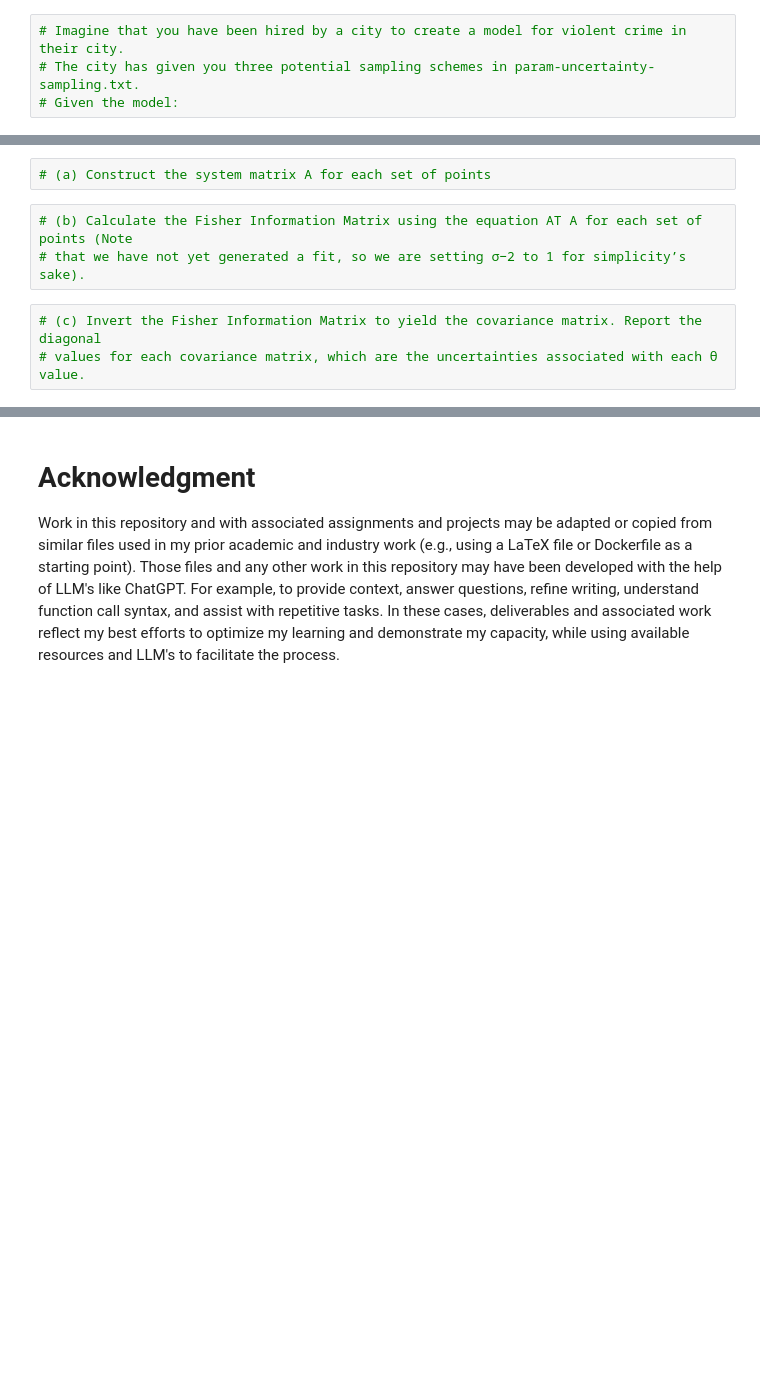
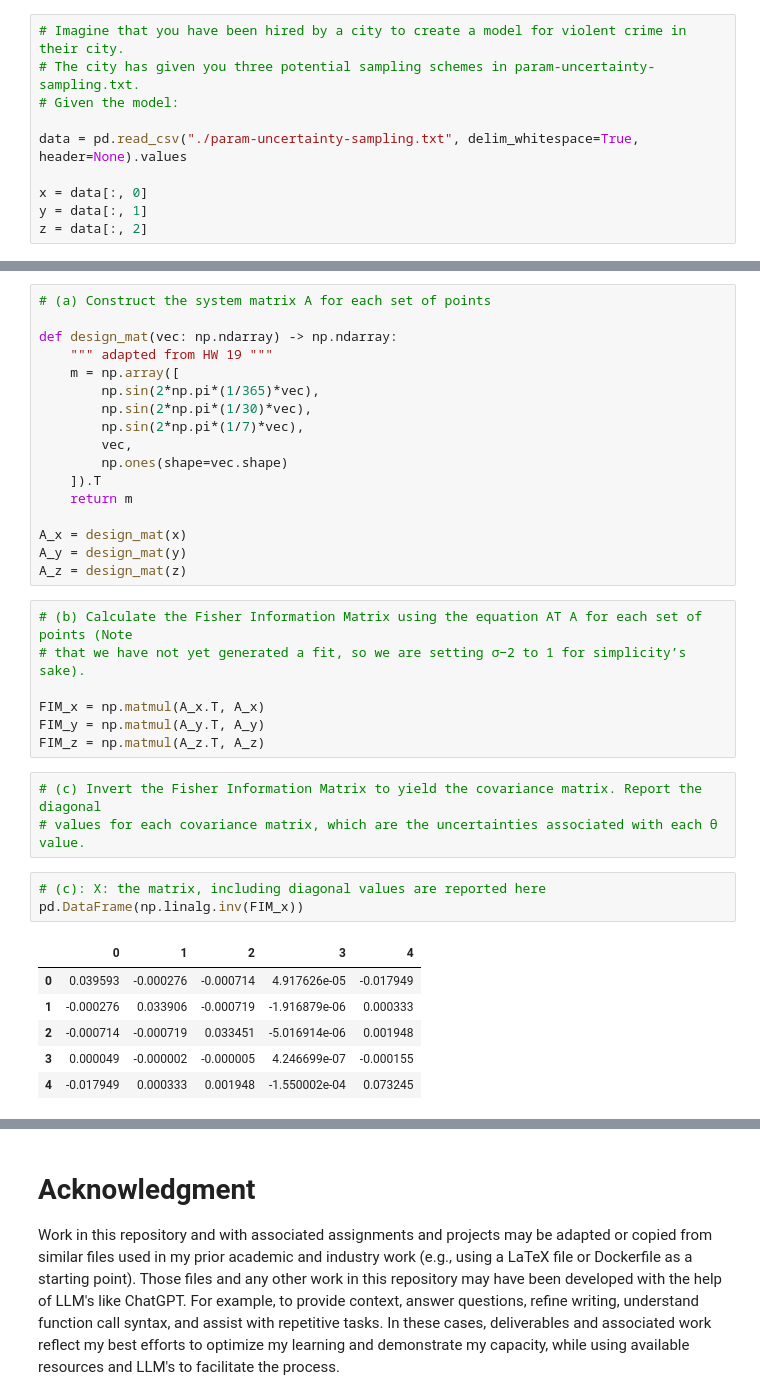
Before and after one commit to jwb-byu/cs-580-misc, a Jupyter notebook: hw/hw24-25/hw24-25.ipynb, the cells around one changed output, grey strips where cells are left out. Saved outputs shown, nothing was run; the diff lists cells and outputs as text; blank space fills up the shorter version.

```diff
--- a/hw/hw24-25/hw24-25.ipynb
+++ b/hw/hw24-25/hw24-25.ipynb
@@ -43,13 +90,48 @@ warnings.filterwarnings("ignore")
 # Imagine that you have been hired by a city to create a model for violent crime in their city.
 # The city has given you three potential sampling schemes in param-uncertainty-sampling.txt.
 # Given the model:
+
+data = pd.read_csv("./param-uncertainty-sampling.txt", delim_whitespace=True, header=None).values
+
+x = data[:, 0]
+y = data[:, 1]
+z = data[:, 2]
 # %% [markdown]
 <img src="model_25.png" alt="formula" width="700">
 # %%
 # (a) Construct the system matrix A for each set of points
+
+def design_mat(vec: np.ndarray) -> np.ndarray:
+    """ adapted from HW 19 """
+    m = np.array([
+        np.sin(2*np.pi*(1/365)*vec),
+        np.sin(2*np.pi*(1/30)*vec),
+        np.sin(2*np.pi*(1/7)*vec),
+        vec,
+        np.ones(shape=vec.shape)
+    ]).T
+    return m
+
+A_x = design_mat(x)
+A_y = design_mat(y)
+A_z = design_mat(z)
 # %%
 # (b) Calculate the Fisher Information Matrix using the equation AT A for each set of points (Note
 # that we have not yet generated a fit, so we are setting σ−2 to 1 for simplicity’s sake).
+
+FIM_x = np.matmul(A_x.T, A_x)
+FIM_y = np.matmul(A_y.T, A_y)
+FIM_z = np.matmul(A_z.T, A_z)
 # %%
 # (c) Invert the Fisher Information Matrix to yield the covariance matrix. Report the diagonal
 # values for each covariance matrix, which are the uncertainties associated with each θ value.
+# %%
+# (c): X: the matrix, including diagonal values are reported here
+pd.DataFrame(np.linalg.inv(FIM_x))
+# %% [output]
+|  | 0 | 1 | 2 | 3 | 4 |
+| 0 | 0.039593 | -0.000276 | -0.000714 | 4.917626e-05 | -0.017949 |
+| 1 | -0.000276 | 0.033906 | -0.000719 | -1.916879e-06 | 0.000333 |
+| 2 | -0.000714 | -0.000719 | 0.033451 | -5.016914e-06 | 0.001948 |
+| 3 | 0.000049 | -0.000002 | -0.000005 | 4.246699e-07 | -0.000155 |
+| 4 | -0.017949 | 0.000333 | 0.001948 | -1.550002e-04 | 0.073245 |
```
Also changed, not shown: parts of 11 cells of this notebook, 4 other files.
